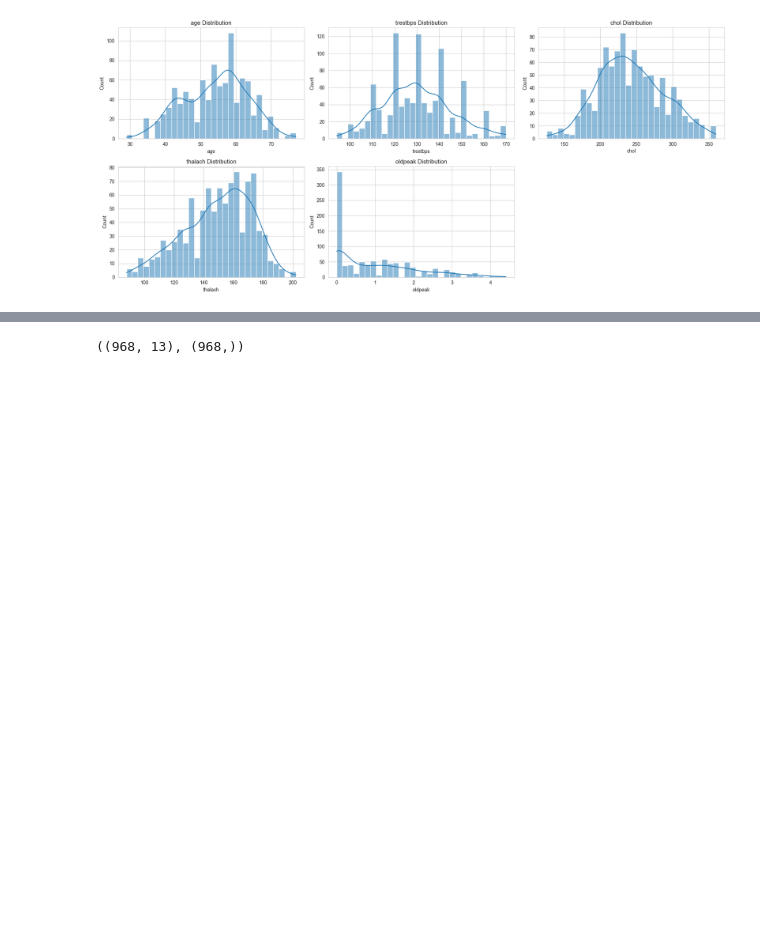
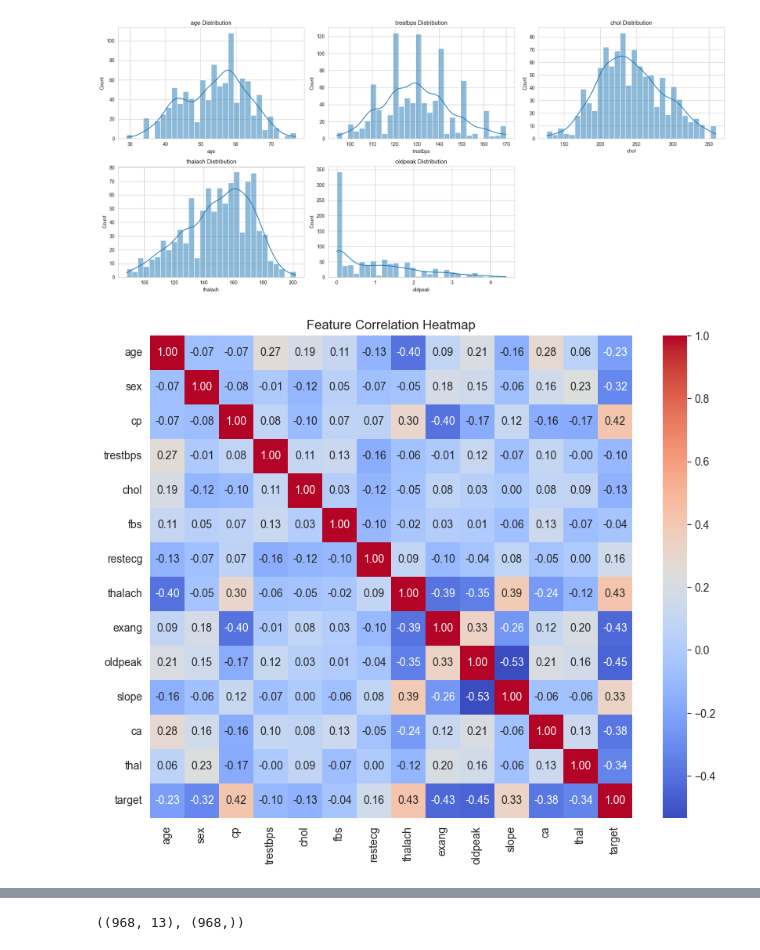
Before and after one commit to khalidkhankakar/Pulse-AI-FYP-, a Jupyter notebook: models/notebooks/heart-2.ipynb, the cells around one changed output, grey strips where cells are left out. Cells and saved outputs as stored; diff of their text form; code cells hidden in the pictures; blank space fills up the shorter version.

```diff
--- a/models/notebooks/heart-2.ipynb
+++ b/models/notebooks/heart-2.ipynb
@@ -163,3 +163,8 @@ from src.visualization.plots import plot_multiple_features
 plot_multiple_features(heart_copy, cols=numerical_columns, n_cols=3)
 # %% [output]
 [figure]
+# %%
+from src.visualization.plots import plot_correlation_heatmap
+plot_correlation_heatmap(heart_copy)
+# %% [output]
+[figure, added]
```
Also changed, not shown: parts of 10 cells of this notebook.
